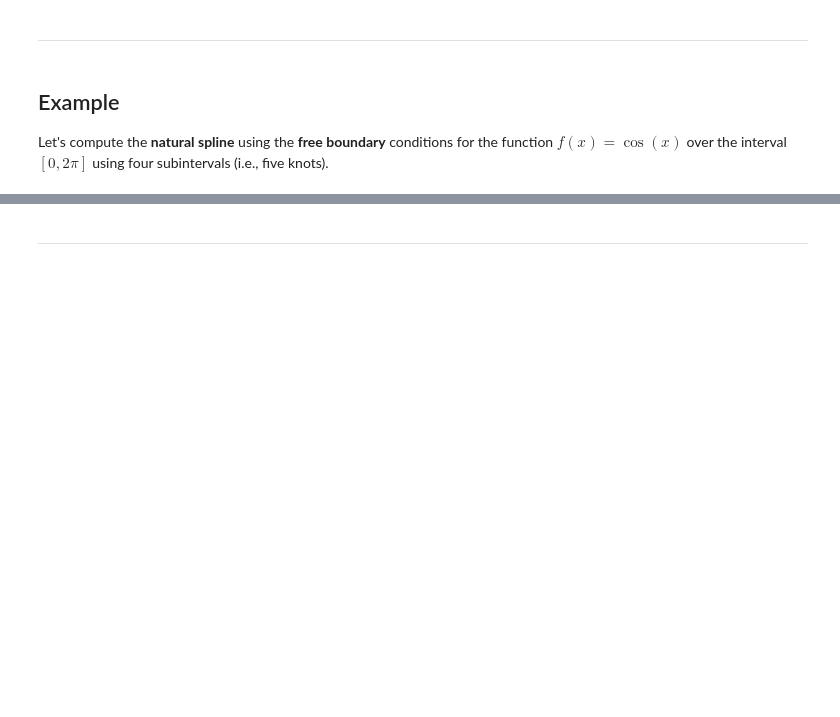
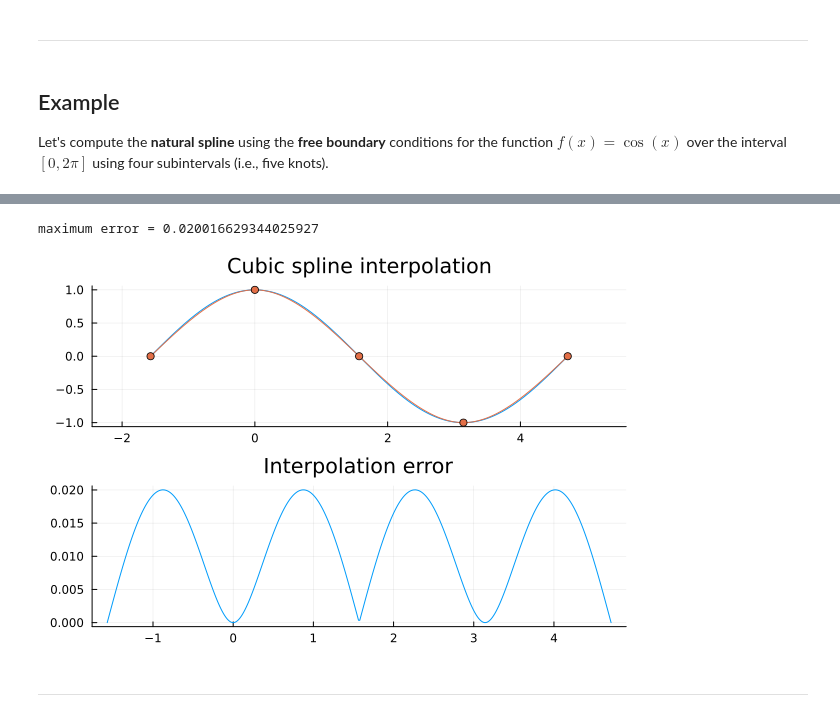
Before and after one commit to math435/20252-lecture-notes, a Jupyter notebook: chapter11/Section 11.3 - Cubic spline interpolation.ipynb, the cells around one changed output, grey strips where cells are left out. Saved outputs shown, nothing was run; the diff lists cells and outputs as text; code cells hidden in the pictures; blank space fills up the shorter version.

```diff
--- a/chapter11/Section 11.3 - Cubic spline interpolation.ipynb
+++ b/chapter11/Section 11.3 - Cubic spline interpolation.ipynb
@@ -310,5 +344,8 @@ plotspline(naturalspline, cos, 0., 2π, 5)
 # %%
-plotspline(naturalspline, cos, -π/2, 3π/2, 5)
+plotspline(naturalspline, cos, -π/2, 3π/2, 4)
+# %% [output]
+maximum error = 0.020016629344025927
+[figure, added]
 # %% [markdown]
 ---
 # %% [markdown]
```
Also changed, not shown: parts of 10 cells of this notebook, 1 other file.
